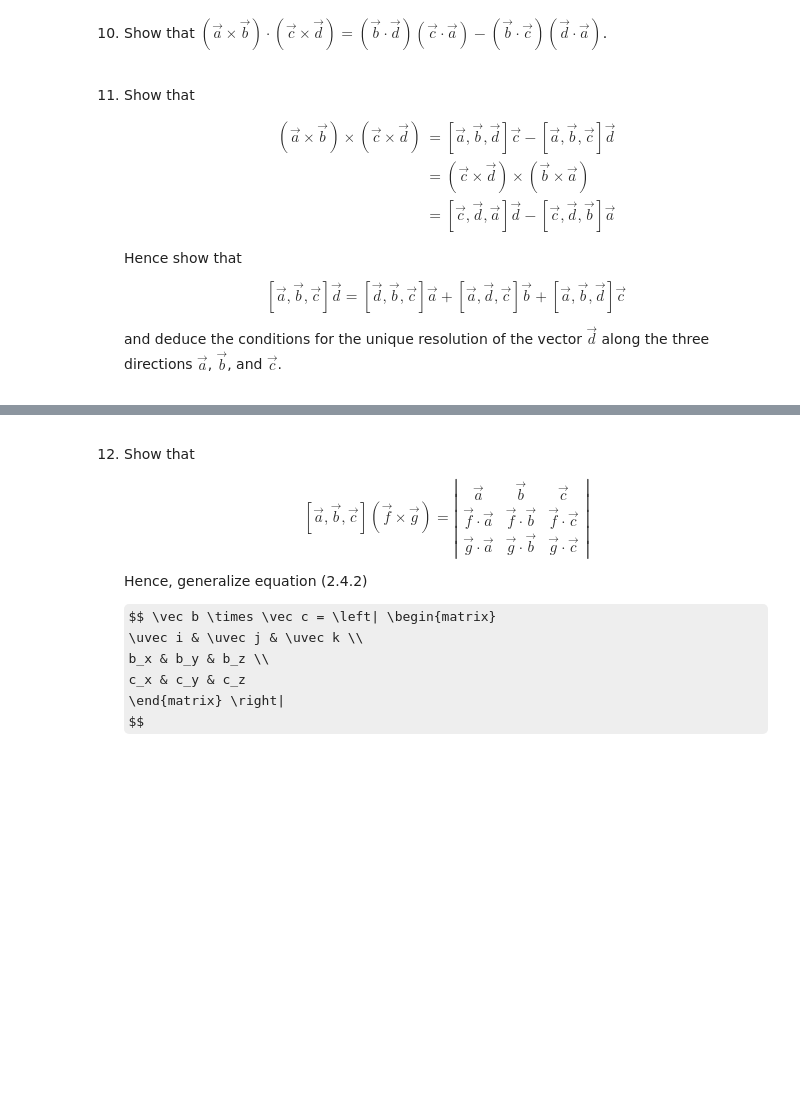
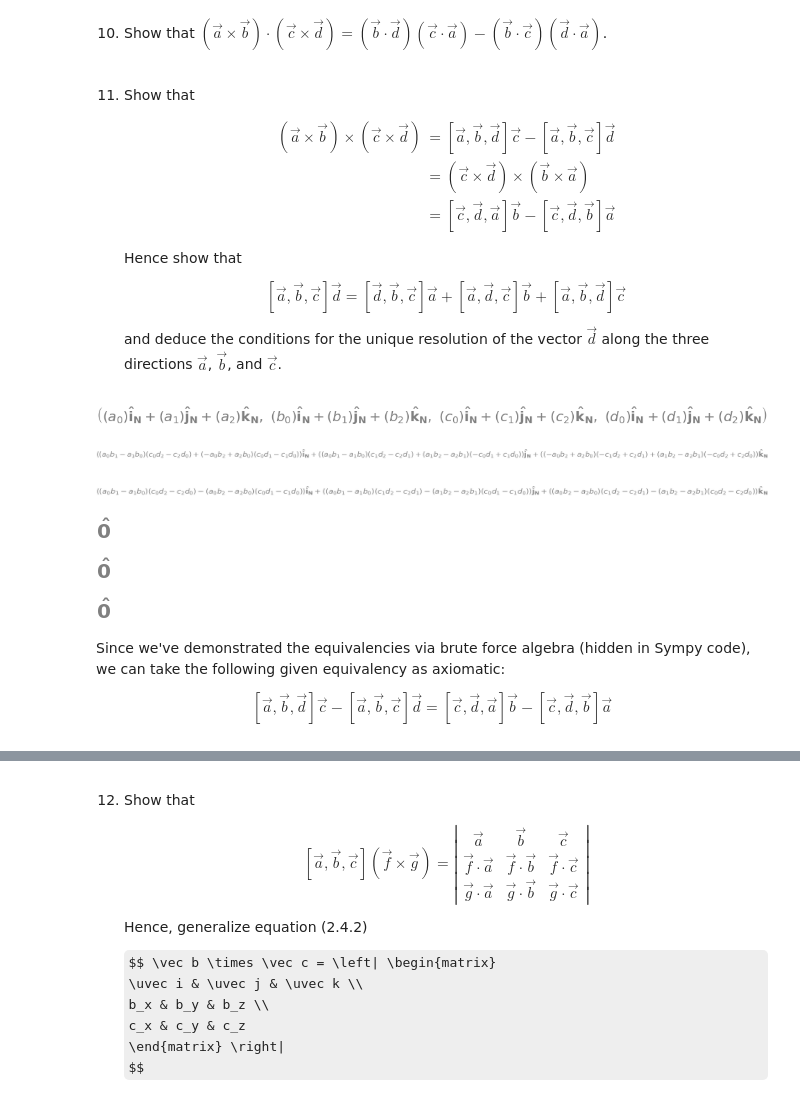
Before and after one commit to joeycarr/Danby_Celestial_Mechanics_Notes, a Jupyter notebook: Chapter02/Problems 2.4.ipynb, the cells around one changed output, grey strips where cells are left out. Cells and saved outputs as stored; diff of their text form; code cells hidden in the pictures; some formulas as TeX source; blank space fills up the shorter version.

```diff
--- a/Chapter02/Problems 2.4.ipynb
+++ b/Chapter02/Problems 2.4.ipynb
@@ -43,3 +126,10 @@ $$ \newcommand{\uvec}[1]{\hat{\mathbf{#1}}} $$
     Find the values of
 
     $$ |\vec a \times \vec c|, \quad [\vec a, \vec b, \vec c], \quad (\vec a \times \vec b) \times \vec c, \quad (\vec a \times \vec b) \cdot (\vec a \times \vec c), \quad (\vec a \times \vec b) \times (\vec a \times \vec c) $$
+# %%
+import numpy as np
+from numpy import cross, dot
+
+a = np.array([1, 2, 3])
+b = np.array([4, 5, 6])
+c = np.array([7, 8, 9])
@@ -53,7 +175,7 @@ $$ \newcommand{\uvec}[1]{\hat{\mathbf{#1}}} $$
     $$ \begin{align}(\vec a \times \vec b) \times (\vec c \times \vec d)
         &= [\vec a,\vec b, \vec d]\vec c - [\vec a, \vec b, \vec c]\vec d \\
         &= (\vec c \times \vec d) \times (\vec b \times \vec a) \\
-        &= [\vec c, \vec d, \vec a]\vec d - [\vec c, \vec d, \vec b]\vec a
+        &= [\vec c, \vec d, \vec a]\vec b - [\vec c, \vec d, \vec b]\vec a
         \end{align}
     $$
 
@@ -62,3 +184,46 @@ $$ \newcommand{\uvec}[1]{\hat{\mathbf{#1}}} $$
     $$ [\vec a, \vec b, \vec c]\vec d = [\vec d, \vec b, \vec c]\vec a + [\vec a, \vec d, \vec c]\vec b + [\vec a, \vec b, \vec d]\vec c $$
 
     and deduce the conditions for the unique resolution of the vector $\vec d$ along the three directions $\vec a$, $\vec b$, and $\vec c$.
+# %%
+def vec3(sym: str):
+    v = symbols(f'{sym}:3')
+    g = globals()
+    for i in range(3):
+        g[f'{sym}{i}'] = v[i]
+    g[f'{sym}'] = v[0]*N.i + v[1]*N.j + v[2]*N.k
+
+for x in 'abcd':
+    vec3(x)
+
+a, b, c, d
+# %% [output]
+[figure, added]
+# %%
+a.cross(b).cross(c.cross(d))
+# %% [output]
+[figure, added]
+# %%
+simplify(a.cross(b).cross(c.cross(d)))
+# %% [output]
+[figure, added]
+# %%
+def triple(a, b, c):
+    return a.dot(b.cross(c))
+
+simplify((triple(a, b, d)*c) - (triple(a, b, c)*d) - a.cross(b).cross(c.cross(d)))
+# %% [output]
+[figure, added]
+# %%
+simplify(c.cross(d).cross(b.cross(a)) - a.cross(b).cross(c.cross(d)))
+# %% [output]
+[figure, added]
+# %%
+simplify(((triple(c, d, a)*b) - (triple(c, d, b)*a)) - a.cross(b).cross(c.cross(d)))
+# %% [output]
+[figure, added]
+# %% [markdown]
+Since we've demonstrated the equivalencies via brute force algebra (hidden in Sympy code), we can take the following given equivalency as axiomatic:
+
+$$ [\vec a,\vec b, \vec d]\vec c - [\vec a, \vec b, \vec c]\vec d =
+   [\vec c, \vec d, \vec a]\vec b - [\vec c, \vec d, \vec b]\vec a
+$$
```
Also changed, not shown: parts of 33 cells of this notebook, 3 other files.
